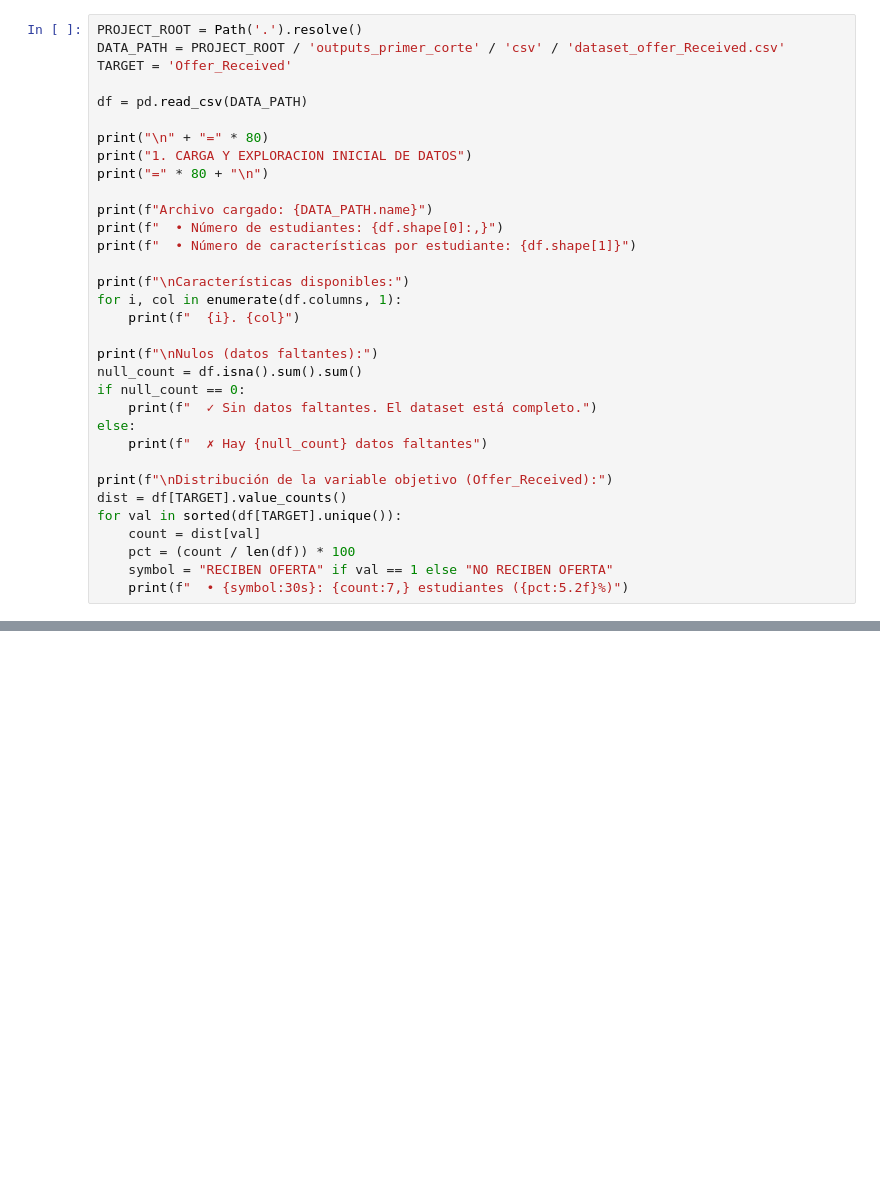
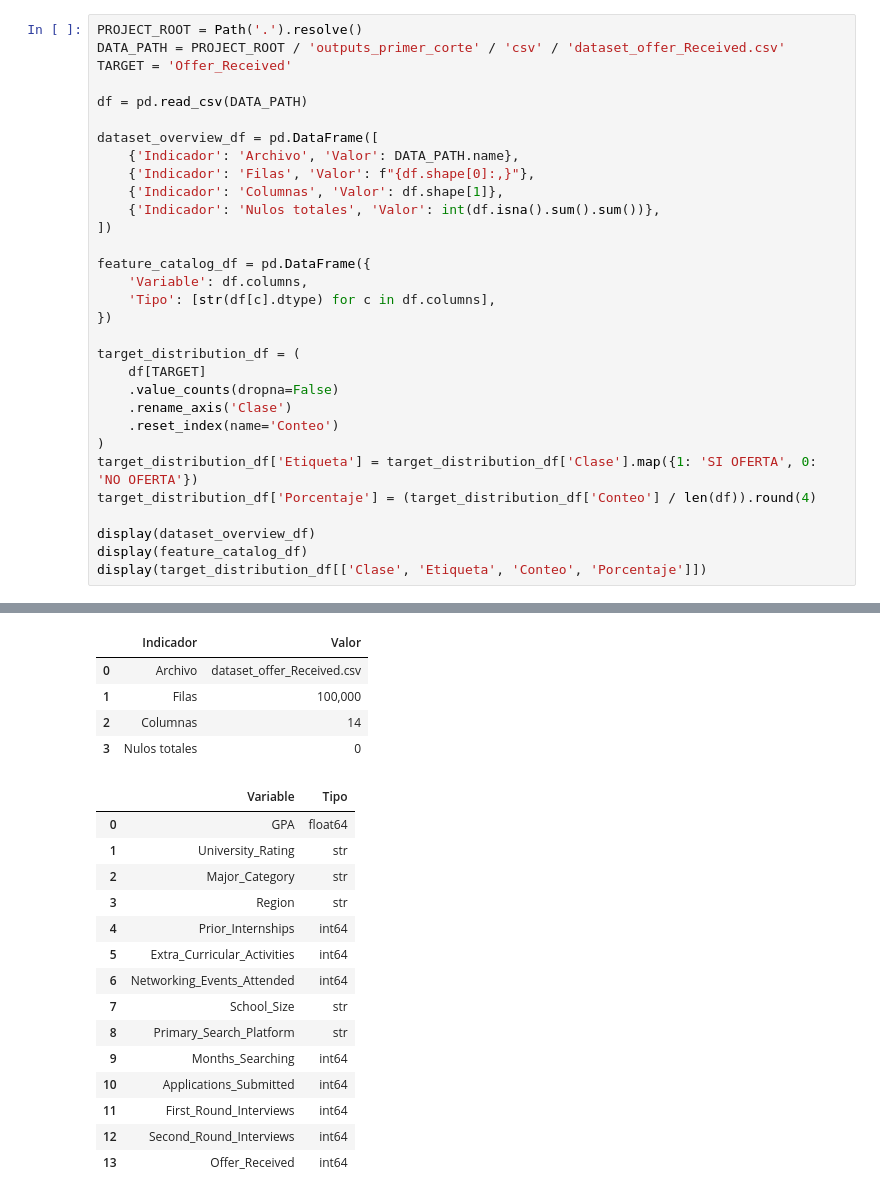
Before and after one commit to NacisCric-2908/mineria, a Jupyter notebook: job/logistic_regression_offer_received.ipynb, the cells around one changed output, grey strips where cells are left out. Saved outputs shown, nothing was run; the diff lists cells and outputs as text; blank space fills up the shorter version.

```diff
--- a/job/logistic_regression_offer_received.ipynb
+++ b/job/logistic_regression_offer_received.ipynb
@@ -90,30 +95,28 @@ TARGET = 'Offer_Received'
 
 df = pd.read_csv(DATA_PATH)
 
-print("\n" + "=" * 80)
-print("1. CARGA Y EXPLORACION INICIAL DE DATOS")
-print("=" * 80 + "\n")
+dataset_overview_df = pd.DataFrame([
+    {'Indicador': 'Archivo', 'Valor': DATA_PATH.name},
+    {'Indicador': 'Filas', 'Valor': f"{df.shape[0]:,}"},
+    {'Indicador': 'Columnas', 'Valor': df.shape[1]},
+    {'Indicador': 'Nulos totales', 'Valor': int(df.isna().sum().sum())},
+])
 
-print(f"Archivo cargado: {DATA_PATH.name}")
-print(f"  • Número de estudiantes: {df.shape[0]:,}")
-print(f"  • Número de características por estudiante: {df.shape[1]}")
+feature_catalog_df = pd.DataFrame({
+    'Variable': df.columns,
+    'Tipo': [str(df[c].dtype) for c in df.columns],
+})
 
-print(f"\nCaracterísticas disponibles:")
-for i, col in enumerate(df.columns, 1):
-    print(f"  {i}. {col}")
+target_distribution_df = (
+    df[TARGET]
+    .value_counts(dropna=False)
+    .rename_axis('Clase')
+    .reset_index(name='Conteo')
+)
+target_distribution_df['Etiqueta'] = target_distribution_df['Clase'].map({1: 'SI OFERTA', 0: 'NO OFERTA'})
+target_distribution_df['Porcentaje'] = (target_distribution_df['Conteo'] / len(df)).round(4)
 
-print(f"\nNulos (datos faltantes):")
-null_count = df.isna().sum().sum()
-if null_count == 0:
-    print(f"  ✓ Sin datos faltantes. El dataset está completo.")
-else:
-    print(f"  ✗ Hay {null_count} datos faltantes")
-
-print(f"\nDistribución de la variable objetivo (Offer_Received):")
-dist = df[TARGET].value_counts()
-for val in sorted(df[TARGET].unique()):
-    count = dist[val]
-    pct = (count / len(df)) * 100
-    symbol = "RECIBEN OFERTA" if val == 1 else "NO RECIBEN OFERTA"
-    print(f"  • {symbol:30s}: {count:7,} estudiantes ({pct:5.2f}%)")
+display(dataset_overview_df)
+display(feature_catalog_df)
+display(target_distribution_df[['Clase', 'Etiqueta', 'Conteo', 'Porcentaje']])
 # %% [output]
@@ -136,0 +123,20 @@ Distribución de la variable objetivo (Offer_Received):
+|  | Indicador | Valor |
+| 0 | Archivo | dataset_offer_Received.csv |
+| 1 | Filas | 100,000 |
+| 2 | Columnas | 14 |
+| 3 | Nulos totales | 0 |
+|  | Variable | Tipo |
+| 0 | GPA | float64 |
+| 1 | University_Rating | str |
+| 2 | Major_Category | str |
+| 3 | Region | str |
+| 4 | Prior_Internships | int64 |
+| 5 | Extra_Curricular_Activities | int64 |
+| 6 | Networking_Events_Attended | int64 |
+| 7 | School_Size | str |
+| 8 | Primary_Search_Platform | str |
+| 9 | Months_Searching | int64 |
+| 10 | Applications_Submitted | int64 |
+| 11 | First_Round_Interviews | int64 |
+| 12 | Second_Round_Interviews | int64 |
+| 13 | Offer_Received | int64 |
```
Also changed, not shown: parts of 12 cells of this notebook.
